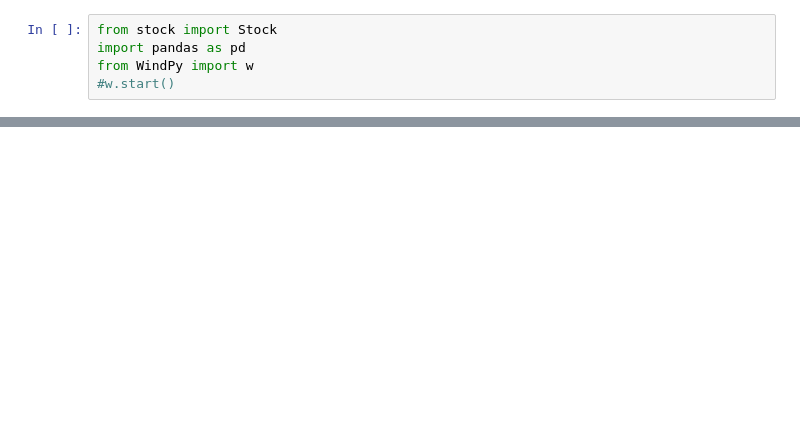
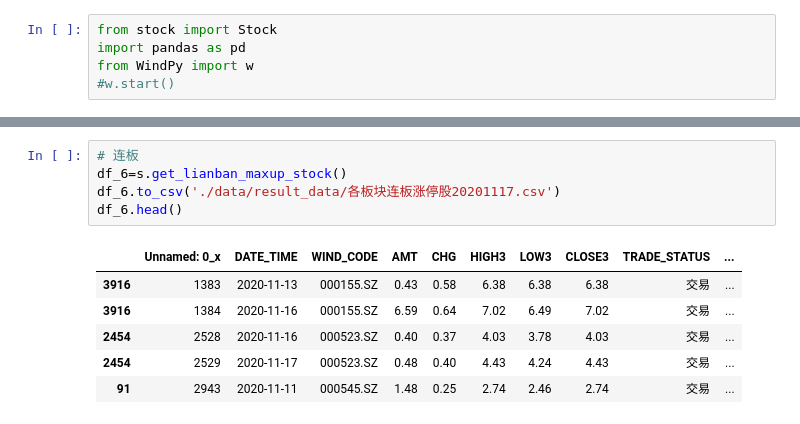
Before and after one commit to blake2002/wstock, a Jupyter notebook: stock_analysis.ipynb, the cells around one changed output, grey strips where cells are left out. Drawn from its saved outputs; the diff is of its cells as text; blank space fills up the shorter version.

```diff
--- a/stock_analysis.ipynb
+++ b/stock_analysis.ipynb
@@ -123,0 +435,12 @@ TypeError: append() takes exactly one argument (2 given)
+# %%
+# 连板
+df_6=s.get_lianban_maxup_stock()
+df_6.to_csv('./data/result_data/各板块连板涨停股20201117.csv')
+df_6.head()
+# %% [output]
+|  | Unnamed: 0_x | DATE_TIME | WIND_CODE | AMT | CHG | HIGH3 | LOW3 | CLOSE3 | TRADE_STATUS | ... |
+| 3916 | 1383 | 2020-11-13 | 000155.SZ | 0.43 | 0.58 | 6.38 | 6.38 | 6.38 | 交易 | ... |
+| 3916 | 1384 | 2020-11-16 | 000155.SZ | 6.59 | 0.64 | 7.02 | 6.49 | 7.02 | 交易 | ... |
+| 2454 | 2528 | 2020-11-16 | 000523.SZ | 0.40 | 0.37 | 4.03 | 3.78 | 4.03 | 交易 | ... |
+| 2454 | 2529 | 2020-11-17 | 000523.SZ | 0.48 | 0.40 | 4.43 | 4.24 | 4.43 | 交易 | ... |
+| 91 | 2943 | 2020-11-11 | 000545.SZ | 1.48 | 0.25 | 2.74 | 2.46 | 2.74 | 交易 | ... |
```
Also changed, not shown: parts of 48 cells of this notebook, 4 other files.
